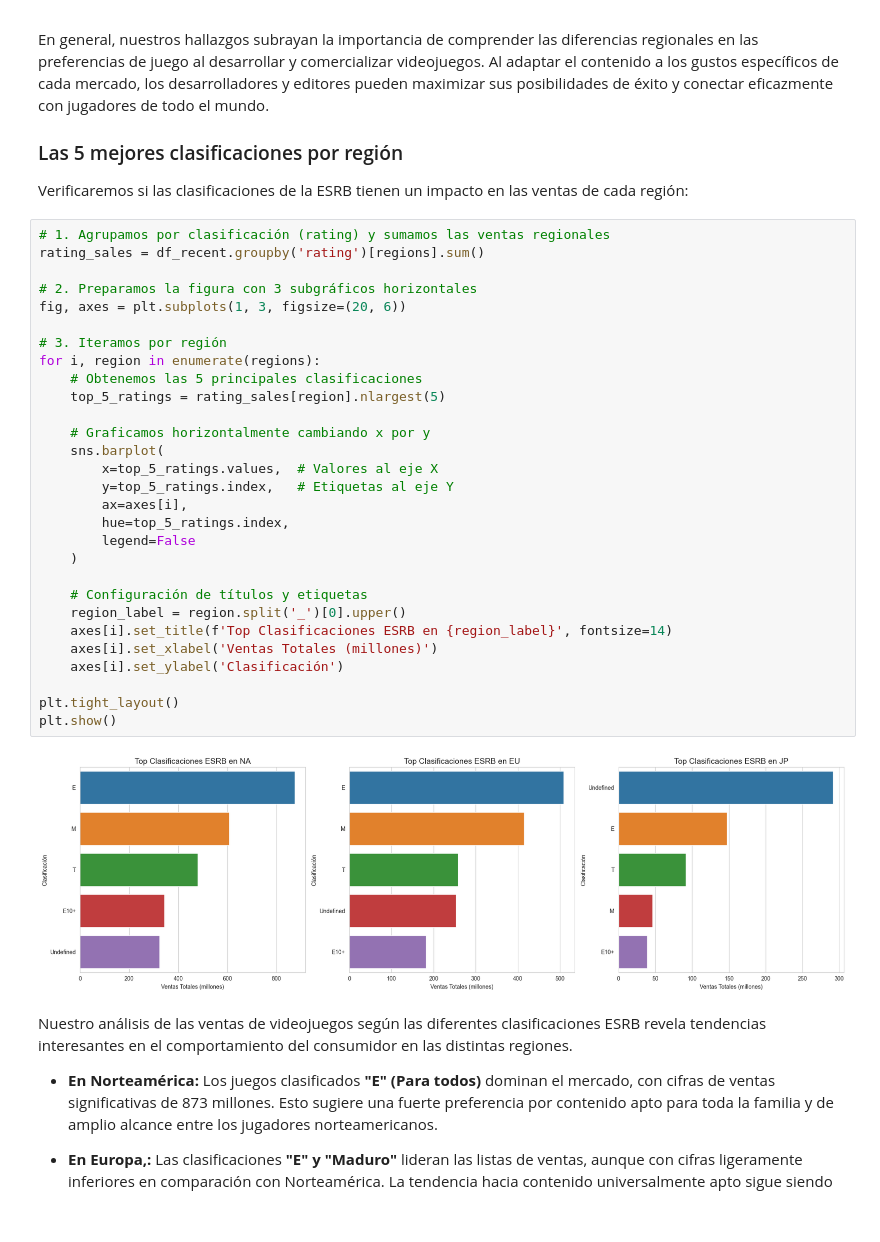
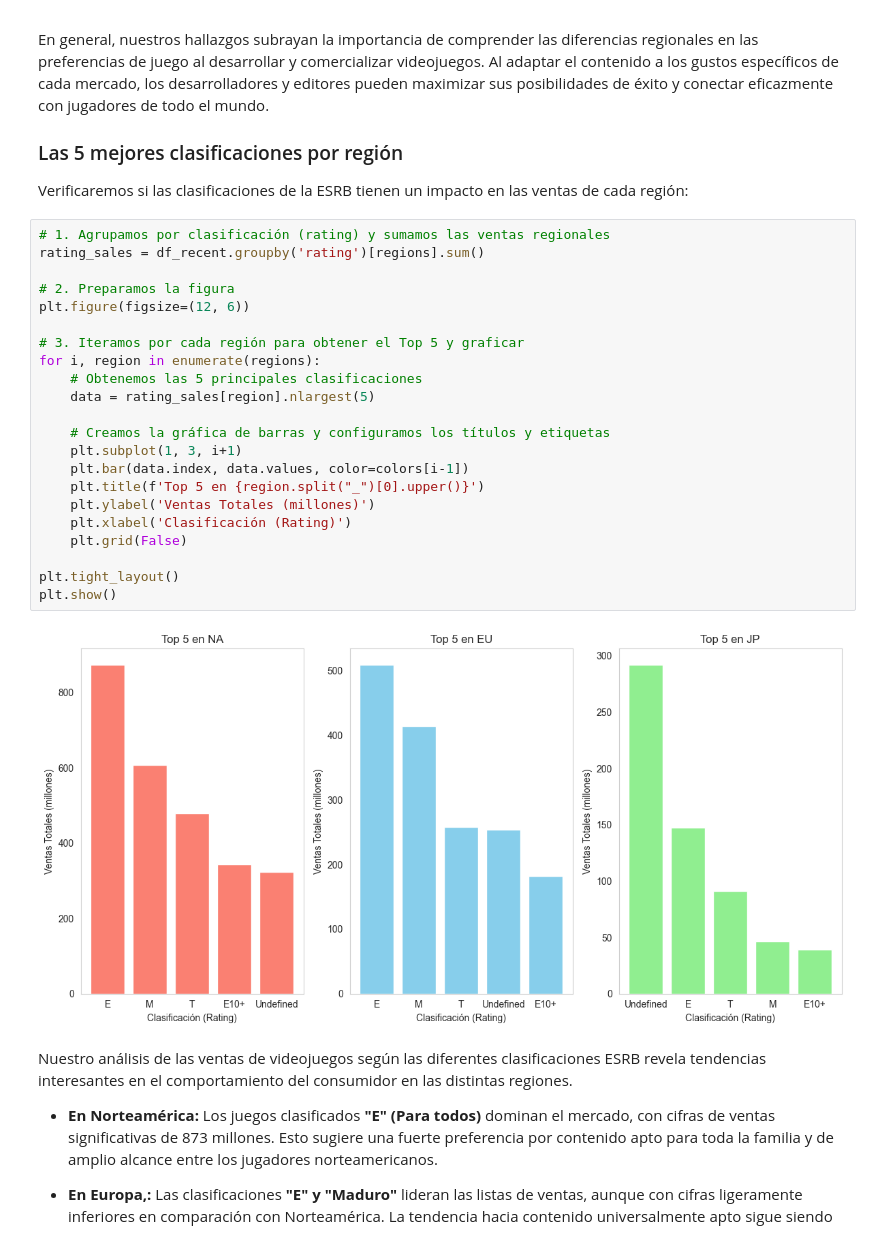
Before and after one commit to cruzdoscar/ice_store, a Jupyter notebook: EDA_videojuegos.ipynb, the cells around one changed output. Drawn from its saved outputs; the diff is of its cells as text.

```diff
--- a/EDA_videojuegos.ipynb
+++ b/EDA_videojuegos.ipynb
@@ -913,34 +930,27 @@ Verificaremos si las clasificaciones de la ESRB tienen un impacto en las ventas
 # %%
 # 1. Agrupamos por clasificación (rating) y sumamos las ventas regionales
 rating_sales = df_recent.groupby('rating')[regions].sum()
 
-# 2. Preparamos la figura con 3 subgráficos horizontales
-fig, axes = plt.subplots(1, 3, figsize=(20, 6))
+# 2. Preparamos la figura
+plt.figure(figsize=(12, 6))
 
-# 3. Iteramos por región
+# 3. Iteramos por cada región para obtener el Top 5 y graficar
 for i, region in enumerate(regions):
     # Obtenemos las 5 principales clasificaciones
-    top_5_ratings = rating_sales[region].nlargest(5)
+    data = rating_sales[region].nlargest(5)
 
-    # Graficamos horizontalmente cambiando x por y
-    sns.barplot(
-        x=top_5_ratings.values,  # Valores al eje X
-        y=top_5_ratings.index,   # Etiquetas al eje Y
-        ax=axes[i],
-        hue=top_5_ratings.index,
-        legend=False
-    )
-
-    # Configuración de títulos y etiquetas
-    region_label = region.split('_')[0].upper()
-    axes[i].set_title(f'Top Clasificaciones ESRB en {region_label}', fontsize=14)
-    axes[i].set_xlabel('Ventas Totales (millones)')
-    axes[i].set_ylabel('Clasificación')
+    # Creamos la gráfica de barras y configuramos los títulos y etiquetas
+    plt.subplot(1, 3, i+1)
+    plt.bar(data.index, data.values, color=colors[i-1])
+    plt.title(f'Top 5 en {region.split("_")[0].upper()}')
+    plt.ylabel('Ventas Totales (millones)')
+    plt.xlabel('Clasificación (Rating)')
+    plt.grid(False)
 
 plt.tight_layout()
 plt.show()
 # %% [output]
-[figure, old version]
+[figure, new version]
 # %% [markdown]
 Nuestro análisis de las ventas de videojuegos según las diferentes clasificaciones ESRB revela tendencias interesantes en el comportamiento del consumidor en las distintas regiones.
 
```
Also changed, not shown: parts of 10 cells of this notebook, 11 other files.
